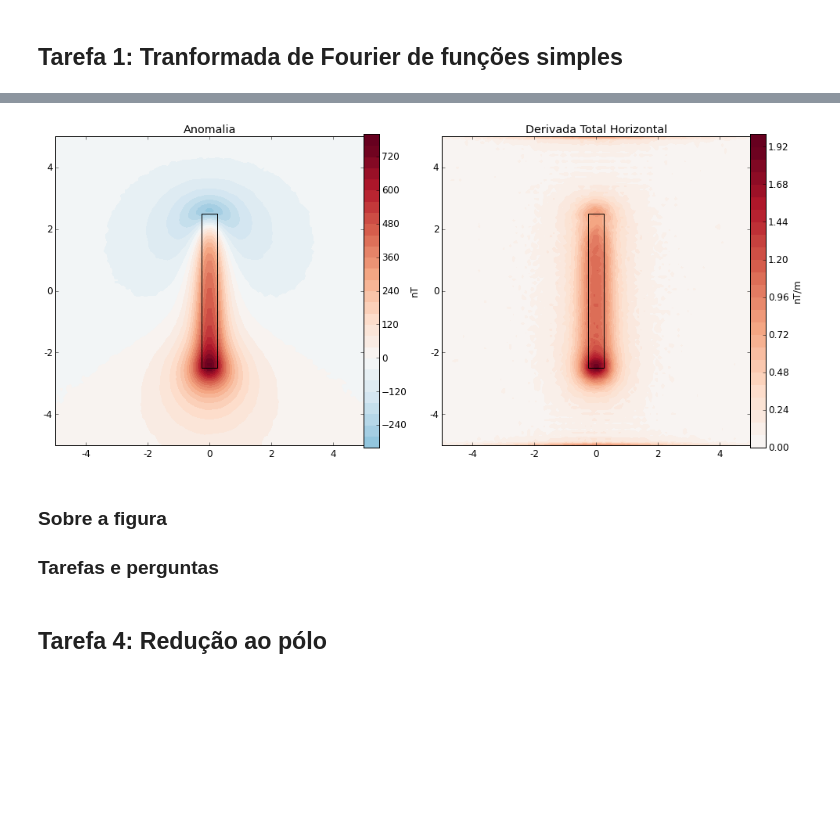
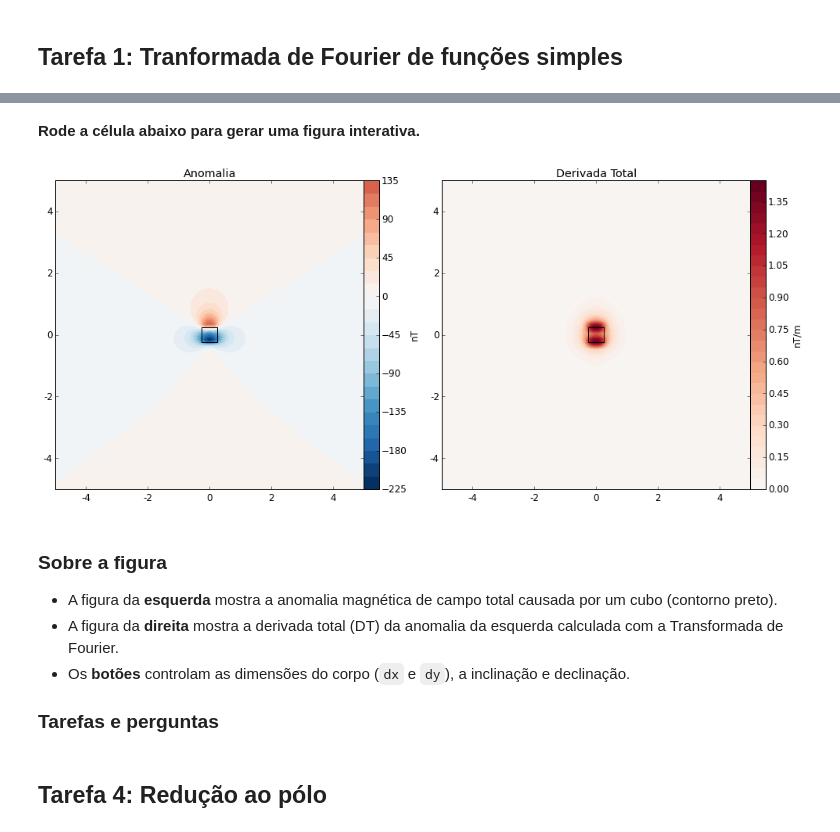
Before and after one commit to leouieda/geofisica1, a Jupyter notebook: lessons/magnetometria/pratica2.ipynb, the cells around one changed output, grey strips where cells are left out. Cells and saved outputs as stored; diff of their text form; code cells hidden in the pictures; blank space fills up the shorter version.

```diff
--- a/lessons/magnetometria/pratica2.ipynb
+++ b/lessons/magnetometria/pratica2.ipynb
@@ -109,39 +175,45 @@ widgets.interactive(continuacao,
+# %% [markdown]
+**Rode a célula abaixo para gerar uma figura interativa.**
 # %%
 shape = (100, 100)
 x, y, z = gridder.regular((-5000, 5000, -5000, 5000), shape, z=0)
-def derivada_horizontal_total(dx, dy, inc, dec, erro):
-    cubo = mesher.Prism(-dy/2, dy/2, -dx/2, dx/2, 400, 4000)
+def derivada_total(dx, dy, inc, dec, erro):
+    cubo = mesher.Prism(-dy/2, dy/2, -dx/2, dx/2, 100, 4000)
     cubo_area = cubo.get_bounds()[:4][::-1]
-    tf = prism.tf(x, y, z, [cubo], inc, dec, pmag=utils.ang2vec(5, inc, dec))
+    tf = prism.tf(x, y, z, [cubo], inc, dec, pmag=utils.ang2vec(1, inc, dec))
     if erro > 0:
         tf = utils.contaminate(tf, erro, seed=0)
-    thd = fourier.ansig(x, y, tf, shape)
+    total = fourier.ansig(x, y, tf, shape)
     fig, axes = mpl.subplots(1, 2, figsize=(14, 6))
-    for ax, data, title in zip(axes.ravel(), [tf, thd], ['Anomalia', 'Derivada Total Horizontal']):
+    for ax, data, title in zip(axes.ravel(), [tf, total], ['Anomalia', 'Derivada Total']):
         ax.set_aspect('equal')
         mpl.sca(ax)
         mpl.title(title)
         mpl.square(cubo_area)
         scale = np.abs([data.min(), data.max()]).max()
         mpl.contourf(y, x, data, shape, 30, cmap=mpl.cm.RdBu_r, vmin=-scale, vmax=scale)
         if title != "Anomalia":
             mpl.colorbar(pad=0).set_label('nT/m')
         else:
             mpl.colorbar(pad=0).set_label('nT')
         mpl.m2km()
     mpl.tight_layout(h_pad=0, w_pad=0)
-widgets.interactive(derivada_horizontal_total,
+widgets.interactive(derivada_total,
                     dx=widgets.IntSliderWidget(min=500, max=5000, step=100, value=500),
                     dy=widgets.IntSliderWidget(min=500, max=5000, step=100, value=500),
                     inc=widgets.IntSliderWidget(min=-90, max=90, step=5, value=45),
                     dec=widgets.IntSliderWidget(min=-90, max=90, step=5, value=0),
                     erro=widgets.FloatSliderWidget(min=0, max=20, step=1, value=0))
 # %% [output]
-[figure, old version]
+[figure, new version]
-# %% [markdown]
-### Sobre a figura
-
-### Tarefas e perguntas
+# %% [markdown]
+### Sobre a figura
+
+* A figura da **esquerda** mostra a anomalia magnética de campo total causada por um cubo (contorno preto).
+* A figura da **direita** mostra a derivada total (DT) da anomalia da esquerda calculada com a Transformada de Fourier.
+* Os **botões** controlam as dimensões do corpo (`dx` e `dy`), a inclinação e declinação.
+
+### Tarefas e perguntas
 # %% [markdown]
 ## Tarefa 4: Redução ao pólo
 # %%
```
Also changed, not shown: parts of 15 cells of this notebook.
